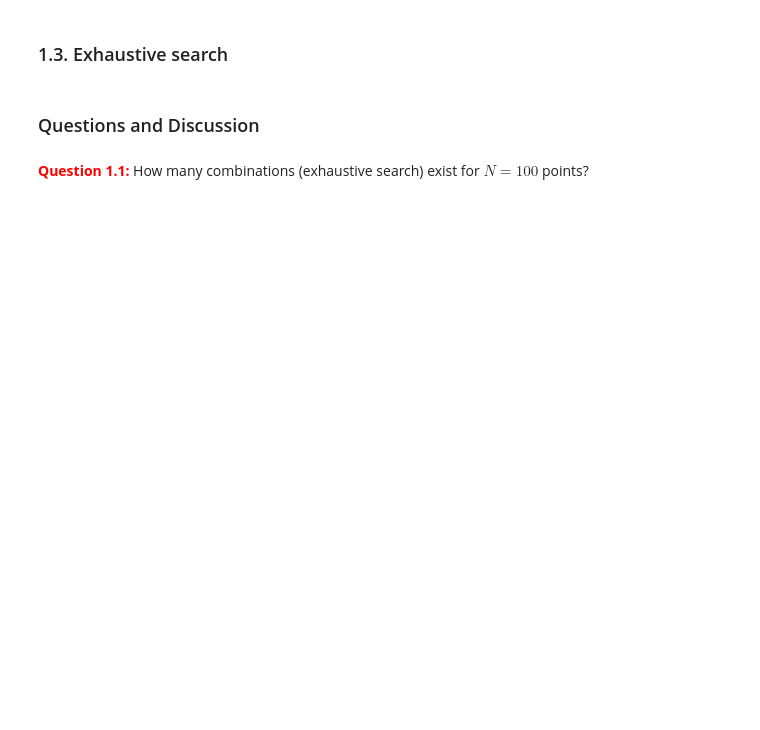
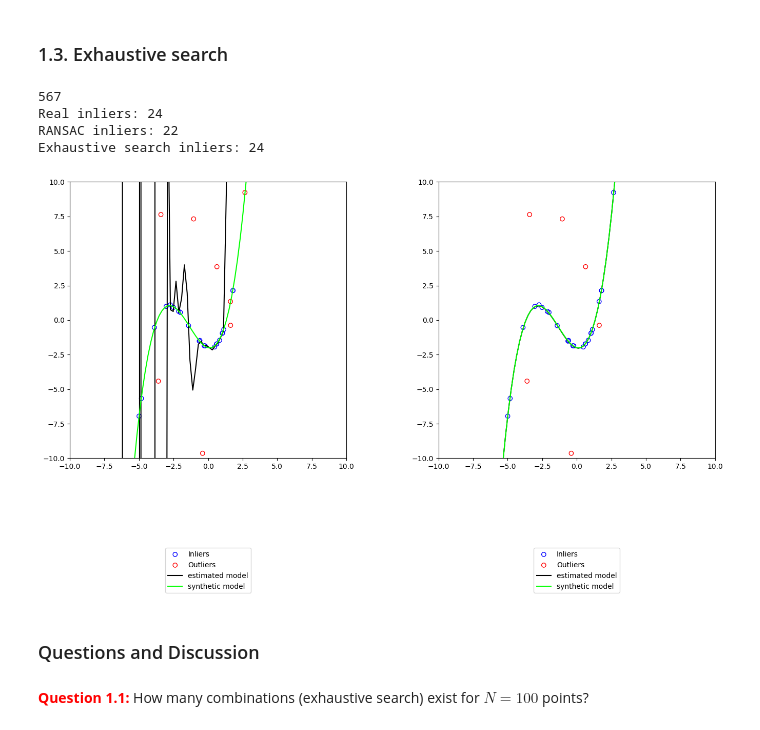
Before and after one commit to fatihoezdemir/MF2024-Exercise1, a Jupyter notebook: Exercise1.ipynb, the cells around one changed output. Drawn from its saved outputs; the diff is of its cells as text; code cells hidden in the pictures; blank space fills up the shorter version.

```diff
--- a/Exercise1.ipynb
+++ b/Exercise1.ipynb
@@ -292,6 +280,7 @@ def get_ransac_iterations(r: float, sample_size: int, p: float) -> int:
     # START
 
     # END
+    n=int(  np.ceil(np.log(1-p)/ (np.log(1- (1-r)**sample_size))  )     )
 
     return n
 # %%
@@ -366,39 +447,64 @@ def exhaustive_search(points: np.ndarray, sample_size) -> Tuple[np.ndarray, np.n
     """
 
     n_points = points.shape[0]
-
     inliers = points[:0]
     outliers = points
     model = None
 
     # TODO : Implement exhaustive search by trying all the combinations of minimal data points
     # START
+    max_inliers_count = -1
+    for indices in itertools.combinations(range(n_points), sample_size):
+        # Select the sample points based on the current combination of indices
+        sample = points[np.array(indices)]
+        # Fit a Polynomial model to the sample
+        current_model = Polynomial.fit(sample)
+
+        # Check the entire set of points for inliers to this model
+        inlier_mask = current_model.is_inlier(points)
+        inliers_count = np.sum(inlier_mask)
+
+        # If this model has the most inliers so far, save it and its inliers/outliers
+        if inliers_count > max_inliers_count:
+            max_inliers_count = inliers_count
+            model = current_model
+            inliers = points[inlier_mask]
+            outliers = points[~inlier_mask]
+
+    return inliers, outliers, model
 
     # END
 
-    return inliers, outliers, model
+    # return inliers, outliers, model
 # %%
 # Running exhaustive search. No need to edit this. Running on a reduced set of points
 inliers, outliers = poly_a.generate_points(0.2, 30)
 points = np.concatenate((inliers, outliers), 0)
 
 sample_size = poly_a.degree + 1
-n_iter = get_ransac_iterations(0.2, sample_size, 0.99)
+n_iter = get_ransac_iterations(0.7, sample_size, 0.99)
+print(n_iter)
 ransac_inliers, ransac_outliers, ransac_model = run_ransac(points, n_iter, sample_size)
 
 exhaustive_inliers, exhaustive_outliers, exhaustive_model = exhaustive_search(points, sample_size)
 
 print(f"Real inliers: {len(inliers)}")
 print(f"RANSAC inliers: {len(ransac_inliers)}")
 print(f"Exhaustive search inliers: {len(exhaustive_inliers)}")
 
 fig, axes = plt.subplots(1, 2, figsize=(17, 7))
 
 plot_models(axes[0], ransac_inliers, ransac_outliers, poly_a, ransac_model)
 plot_models(axes[1], exhaustive_inliers, exhaustive_outliers, poly_a, exhaustive_model)
 
 plt.show()
 plt.close(fig)
+# %% [output]
+567
+Real inliers: 24
+RANSAC inliers: 22
+Exhaustive search inliers: 24
+[figure, added]
 # %% [markdown]
 ### Questions and Discussion
 # %% [markdown]
```
Also changed, not shown: parts of 16 cells of this notebook.
